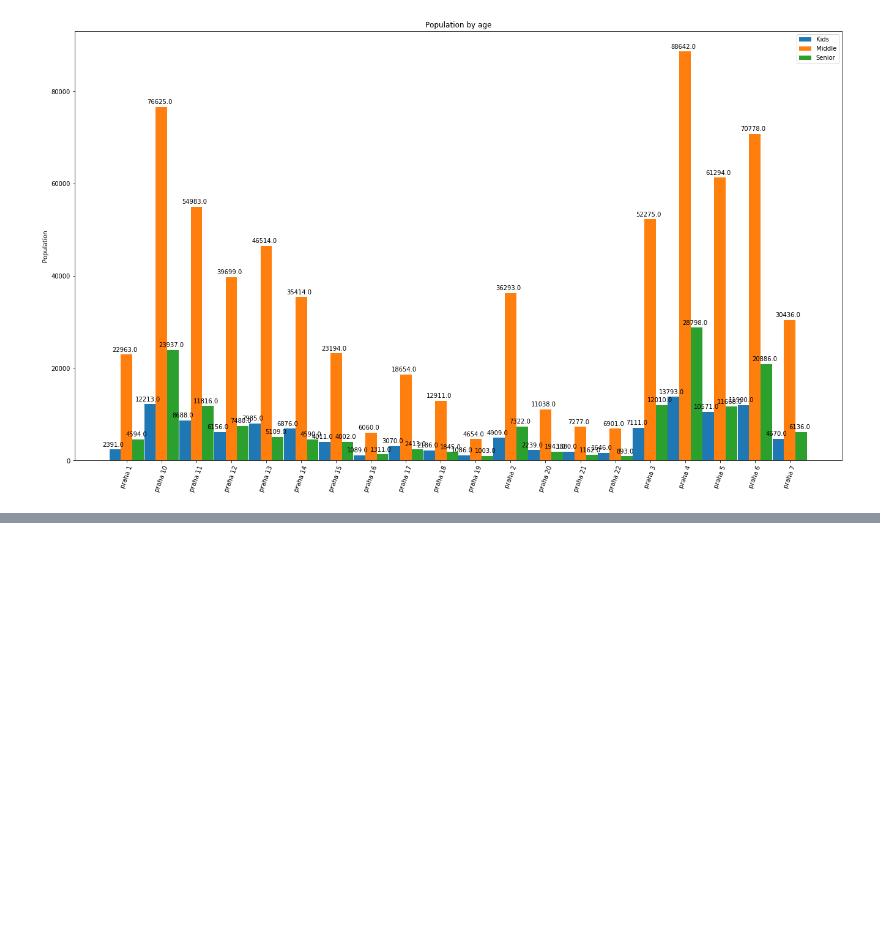
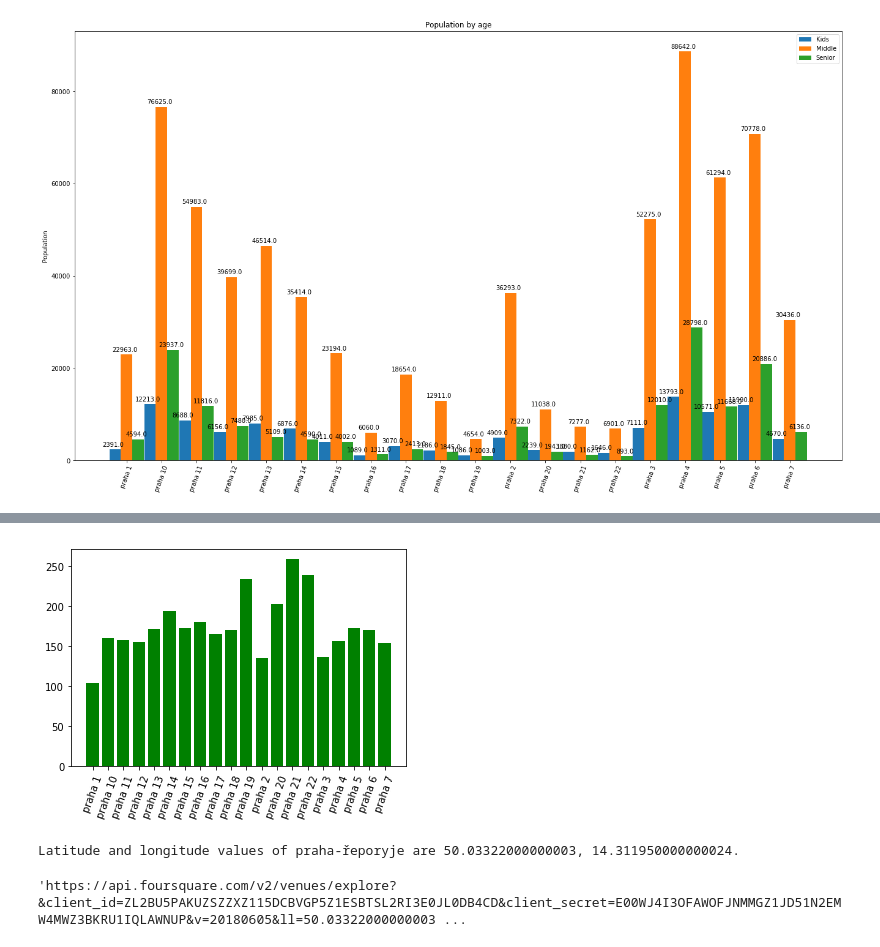
Before and after one commit to tonnyeremin/Urban-Data-Science, a Jupyter notebook: Praha Claaaifier.ipynb, the cells around one changed output, grey strips where cells are left out. Saved outputs shown, nothing was run; the diff lists cells and outputs as text; code cells hidden in the pictures; blank space fills up the shorter version.

```diff
--- a/Praha Claaaifier.ipynb
+++ b/Praha Claaaifier.ipynb
@@ -296,3 +280,7 @@ plt.xticks(rotation=70)
 plt.show()
 # %% [output]
 [figure]
+# %%
+df_prague['kids_perc'] = df_prague['Kids']/df_prague['Total']*100
+df_prague['kids_per_1000_adults'] = np.round(df_prague['Kids']/(df_prague['Middle']/1000),1)
+df_prague.head()
@@ -298,0 +294,13 @@ plt.show()
+# %%
+x = df_prague['neighborhood'].head(20)
+energy = df_prague['kids_per_1000_adults'].head(20)
+
+x_pos = [i for i, _ in enumerate(x)]
+
+plt.bar(x_pos, energy, color='green')
+
+plt.xticks(x_pos, x)
+plt.xticks(rotation=70)
+plt.show()
+# %% [output]
+[figure, added]
@@ -298,0 +314,25 @@ plt.show()
+# %%
+neighborhood_latitude = df_prague.loc[0, 'latitude']
+neighborhood_longitude = df_prague.loc[0, 'longitude']
+
+neighborhood_name = df_prague.loc[0, 'neighborhood']
+
+print('Latitude and longitude values of {} are {}, {}.'.format(neighborhood_name,
+                                                               neighborhood_latitude,
+                                                               neighborhood_longitude))
+# %% [output]
+Latitude and longitude values of praha-řeporyje are 50.03322000000003, 14.311950000000024.
+# %%
+LIMIT = 100
+radius = 5000
+url = 'https://api.foursquare.com/v2/venues/explore?&client_id={}&client_secret={}&v={}&ll={},{}&radius={}&limit={}'.format(
+    foursquare_clien_id,
+    foursquare_secret,
+    foursquare_version,
+    neighborhood_latitude,
+    neighborhood_longitude,
+    radius,
+    LIMIT)
+url
+# %% [output]
+'https://api.foursquare.com/v2/venues/explore?&client_id=ZL2BU5PAKUZSZZXZ115DCBVGP5Z1ESBTSL2RI3E0JL0DB4CD&client_secret=E00WJ4I3OFAWOFJNMMGZ1JD51N2EMW4MWZ3BKRU1IQLAWNUP&v=20180605&ll=50.03322000000003 ...
```
Also changed, not shown: parts of 14 cells of this notebook.
